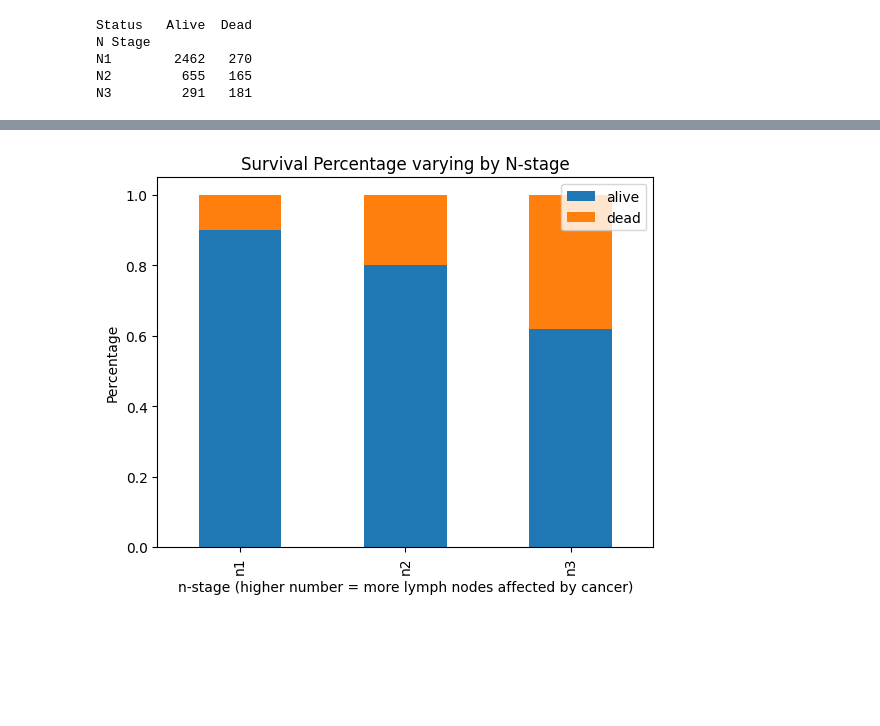
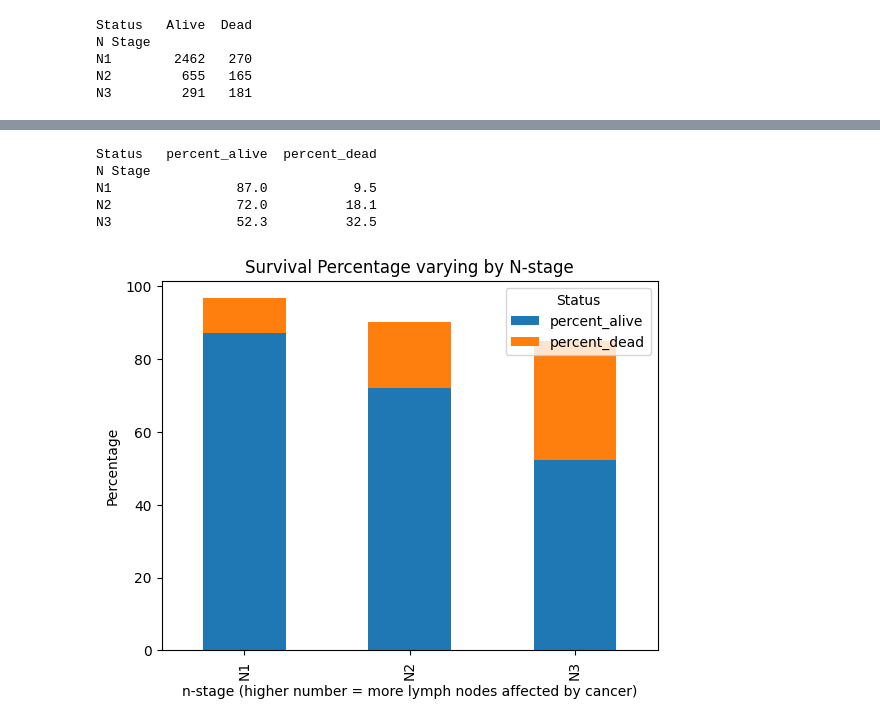
Before and after one commit to Chris-Vuong/breast-cancer, a Jupyter notebook: breast-cancer-analysis.ipynb, the cells around one changed output, grey strips where cells are left out. Drawn from its saved outputs; the diff is of its cells as text; code cells hidden in the pictures; blank space fills up the shorter version.

Commit message:
fixed the percentage bar code

```diff
--- a/breast-cancer-analysis.ipynb
+++ b/breast-cancer-analysis.ipynb
@@ -61,8 +61,8 @@ sns.boxenplot(data=df, x="Age")
 [figure]
 # %%
 # initial subsetted dataframe by n-stage and status
-df_subset = df.groupby(by=["N Stage", "Status"])["Status"].count().unstack()
-print(df_subset)
+df_status = df.groupby(by=["N Stage", "Status"])["Status"].count().unstack()
+print(df_status)
 # %% [output]
 Status   Alive  Dead
 N Stage
@@ -90,19 +89,21 @@ plt.show()
 # %%
-# Stacked Bar Percentage Visualization n-stage vs surivival
-d1 = {'nstage': labels, 'alive': n_alive, 'dead': n_dead}
-df_percentage = pd.DataFrame(d1)
-df_total = df_percentage["alive"] + df_percentage["dead"]
-df_percentage["alive"] = round((df_percentage["alive"] / df_total), 2)
-df_percentage["dead"] = round((df_percentage["dead"] / df_total), 2)
+# Stacked Bar Percentage Visualization n-stage vs survival
 
-df_percentage.plot(
-  x = 'nstage',
+df_status["percent_alive"] = round(df_status["Alive"] / df_status.sum(axis=1) * 100, 1)
+df_status["percent_dead"] = round(df_status["Dead"] / df_status.sum(axis=1) * 100, 1)
+
+df_status[["percent_alive", "percent_dead"]].plot(
   kind ='bar',
   stacked=True,
   title = "Survival Percentage varying by N-stage")
 
 plt.xlabel('n-stage (higher number = more lymph nodes affected by cancer)')
 plt.ylabel('Percentage')
 plt.show()
 # %% [output]
+Status   percent_alive  percent_dead
+N Stage
+N1                87.0           9.5
+N2                72.0          18.1
+N3                52.3          32.5
-[figure, old version]
+[figure, new version]
```
Also changed, not shown: parts of 1 cell of this notebook.
